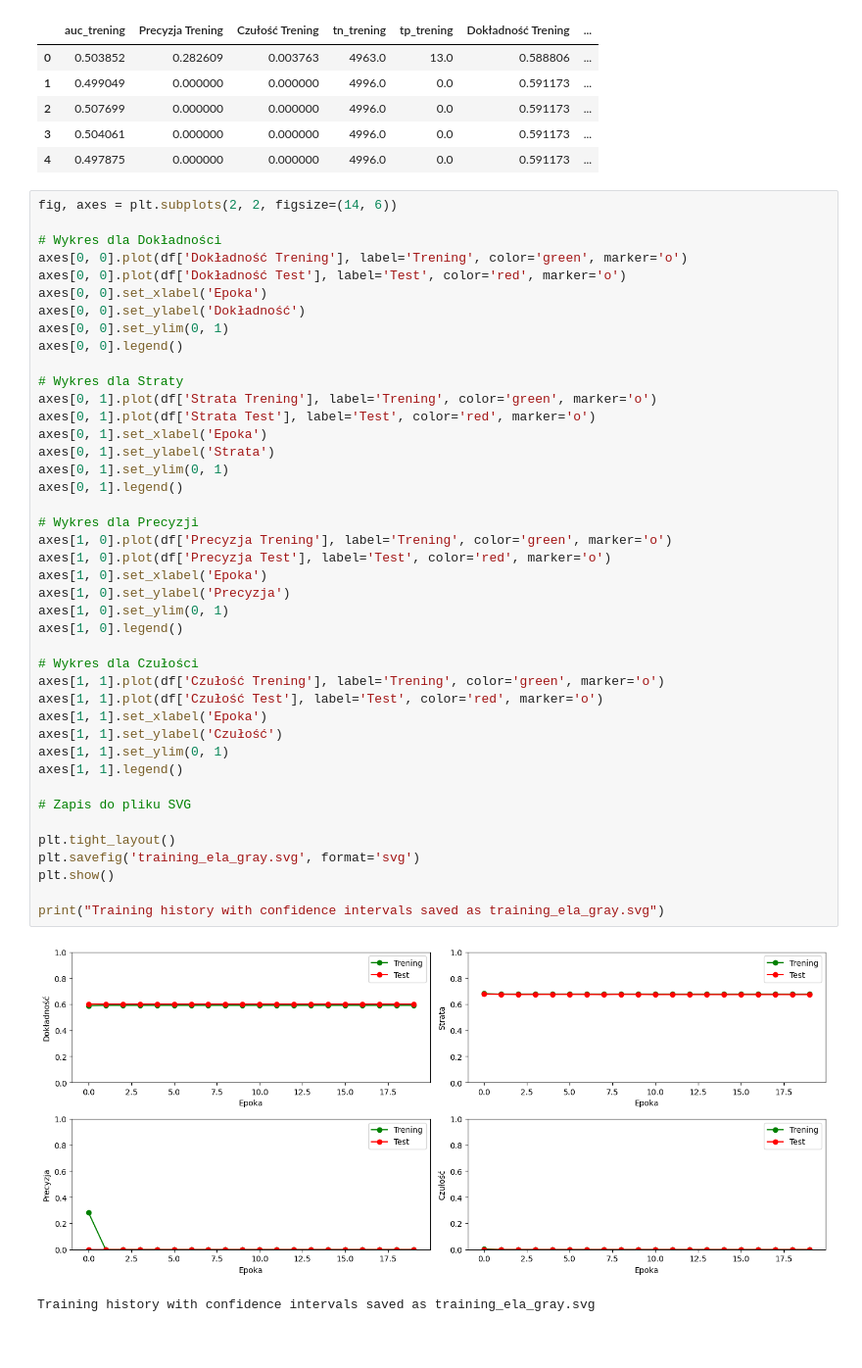
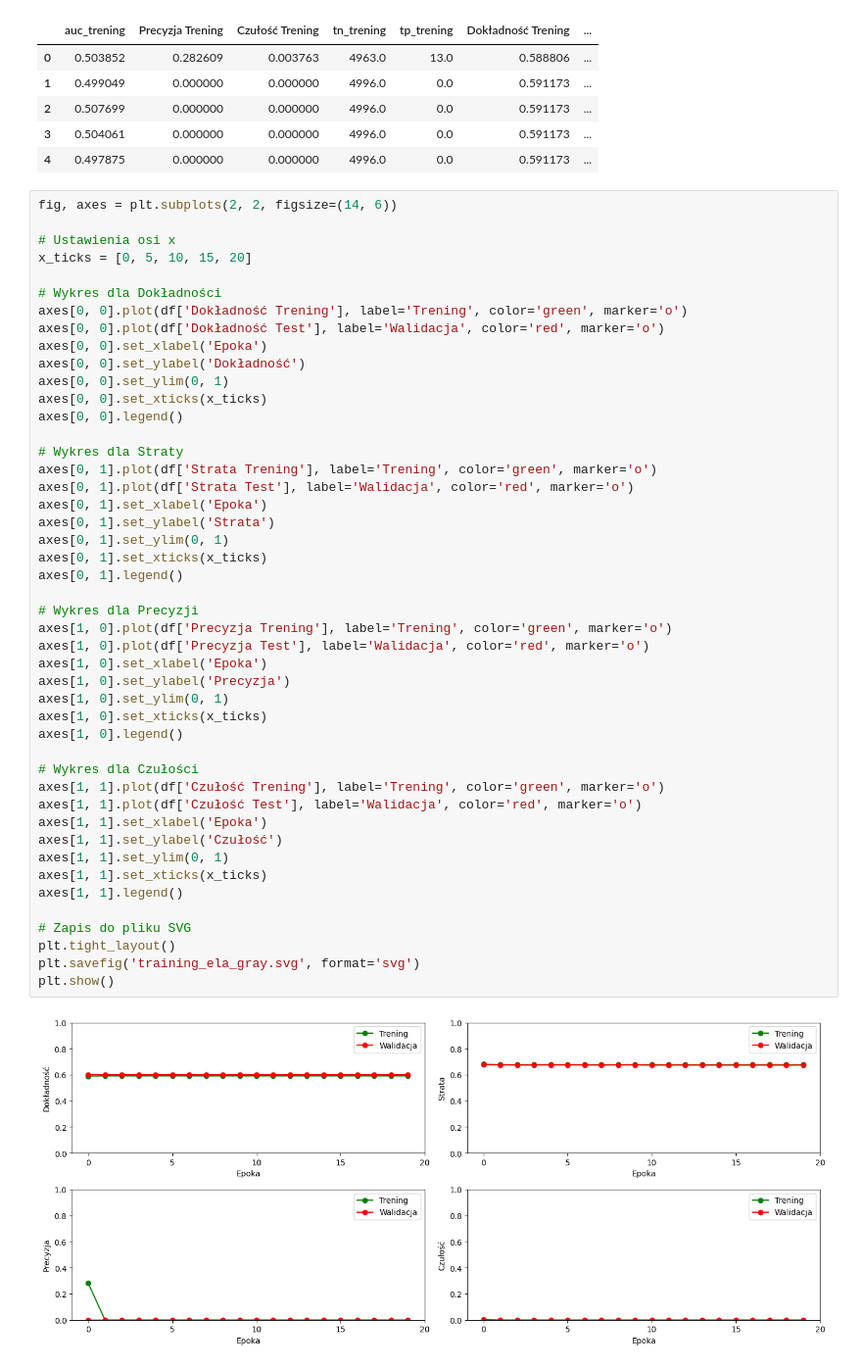
Before and after one commit to fmargul/multimedia, a Jupyter notebook: training_plot.ipynb, the cells around one changed output. Shown at 98% size. Drawn from its saved outputs; the diff is of its cells as text; blank space fills up the shorter version.

Commit message:
New plots :)

```diff
--- a/training_plot.ipynb
+++ b/training_plot.ipynb
@@ -74,45 +74,48 @@ df.head()
 # %%
 fig, axes = plt.subplots(2, 2, figsize=(14, 6))
 
+# Ustawienia osi x
+x_ticks = [0, 5, 10, 15, 20]
+
 # Wykres dla Dokładności
 axes[0, 0].plot(df['Dokładność Trening'], label='Trening', color='green', marker='o')
-axes[0, 0].plot(df['Dokładność Test'], label='Test', color='red', marker='o')
+axes[0, 0].plot(df['Dokładność Test'], label='Walidacja', color='red', marker='o')
 axes[0, 0].set_xlabel('Epoka')
 axes[0, 0].set_ylabel('Dokładność')
 axes[0, 0].set_ylim(0, 1)
+axes[0, 0].set_xticks(x_ticks)
 axes[0, 0].legend()
 
 # Wykres dla Straty
 axes[0, 1].plot(df['Strata Trening'], label='Trening', color='green', marker='o')
-axes[0, 1].plot(df['Strata Test'], label='Test', color='red', marker='o')
+axes[0, 1].plot(df['Strata Test'], label='Walidacja', color='red', marker='o')
 axes[0, 1].set_xlabel('Epoka')
 axes[0, 1].set_ylabel('Strata')
 axes[0, 1].set_ylim(0, 1)
+axes[0, 1].set_xticks(x_ticks)
 axes[0, 1].legend()
 
 # Wykres dla Precyzji
 axes[1, 0].plot(df['Precyzja Trening'], label='Trening', color='green', marker='o')
-axes[1, 0].plot(df['Precyzja Test'], label='Test', color='red', marker='o')
+axes[1, 0].plot(df['Precyzja Test'], label='Walidacja', color='red', marker='o')
 axes[1, 0].set_xlabel('Epoka')
 axes[1, 0].set_ylabel('Precyzja')
 axes[1, 0].set_ylim(0, 1)
+axes[1, 0].set_xticks(x_ticks)
 axes[1, 0].legend()
 
 # Wykres dla Czułości
 axes[1, 1].plot(df['Czułość Trening'], label='Trening', color='green', marker='o')
-axes[1, 1].plot(df['Czułość Test'], label='Test', color='red', marker='o')
+axes[1, 1].plot(df['Czułość Test'], label='Walidacja', color='red', marker='o')
 axes[1, 1].set_xlabel('Epoka')
 axes[1, 1].set_ylabel('Czułość')
 axes[1, 1].set_ylim(0, 1)
+axes[1, 1].set_xticks(x_ticks)
 axes[1, 1].legend()
 
 # Zapis do pliku SVG
-
 plt.tight_layout()
 plt.savefig('training_ela_gray.svg', format='svg')
 plt.show()
-
-print("Training history with confidence intervals saved as training_ela_gray.svg")
 # %% [output]
-[figure, old version]
+[figure, new version]
-Training history with confidence intervals saved as training_ela_gray.svg
```
Also changed, not shown: parts of 1 cell of this notebook, 6 other files.
